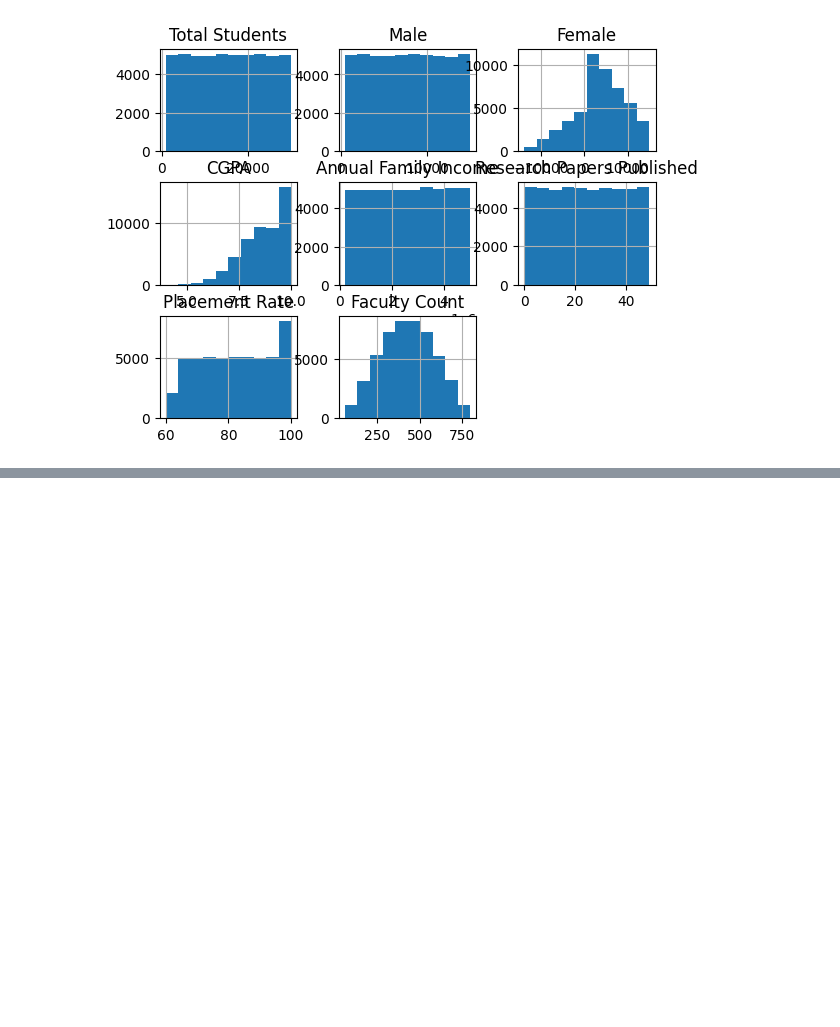
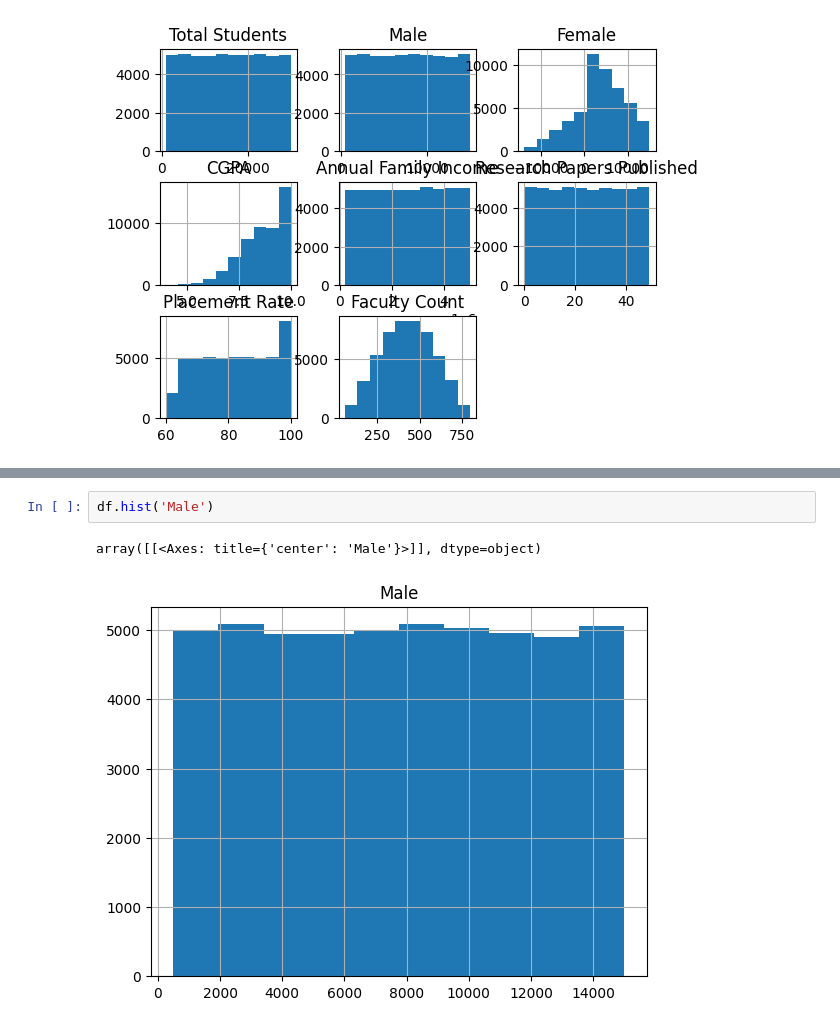
Before and after one commit to DenisaGhiriti/college, a Jupyter notebook: college.ipynb, the cells around one changed output, grey strips where cells are left out. Cells and saved outputs as stored; diff of their text form; blank space fills up the shorter version.

```diff
--- a/college.ipynb
+++ b/college.ipynb
@@ -55,0 +148,5 @@ array([[<Axes: title={'center': 'Total Students'}>,
+# %%
+df.hist('Male')
+# %% [output]
+array([[<Axes: title={'center': 'Male'}>]], dtype=object)
+[figure, added]
```
Also changed, not shown: parts of 8 cells of this notebook.
